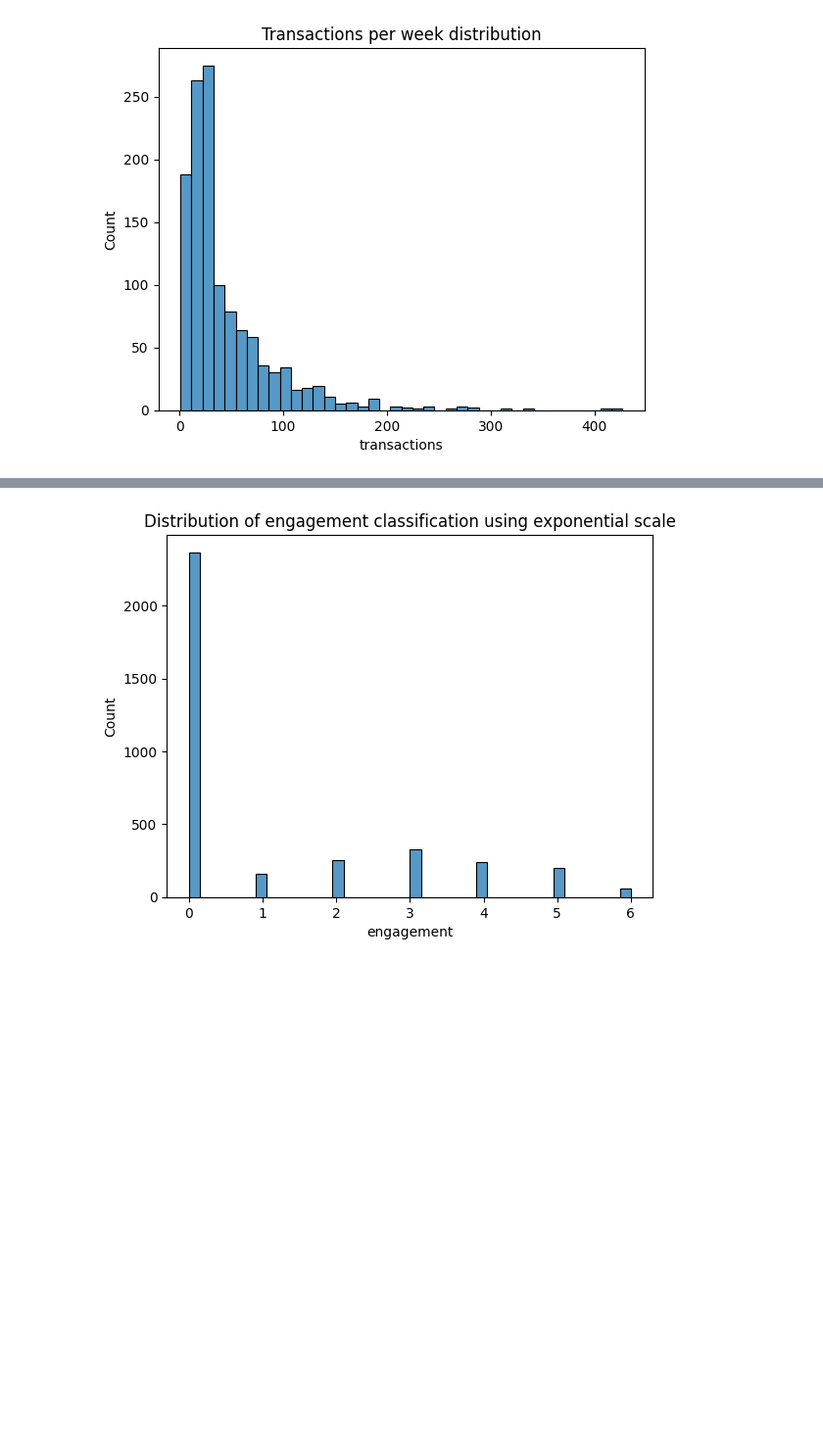
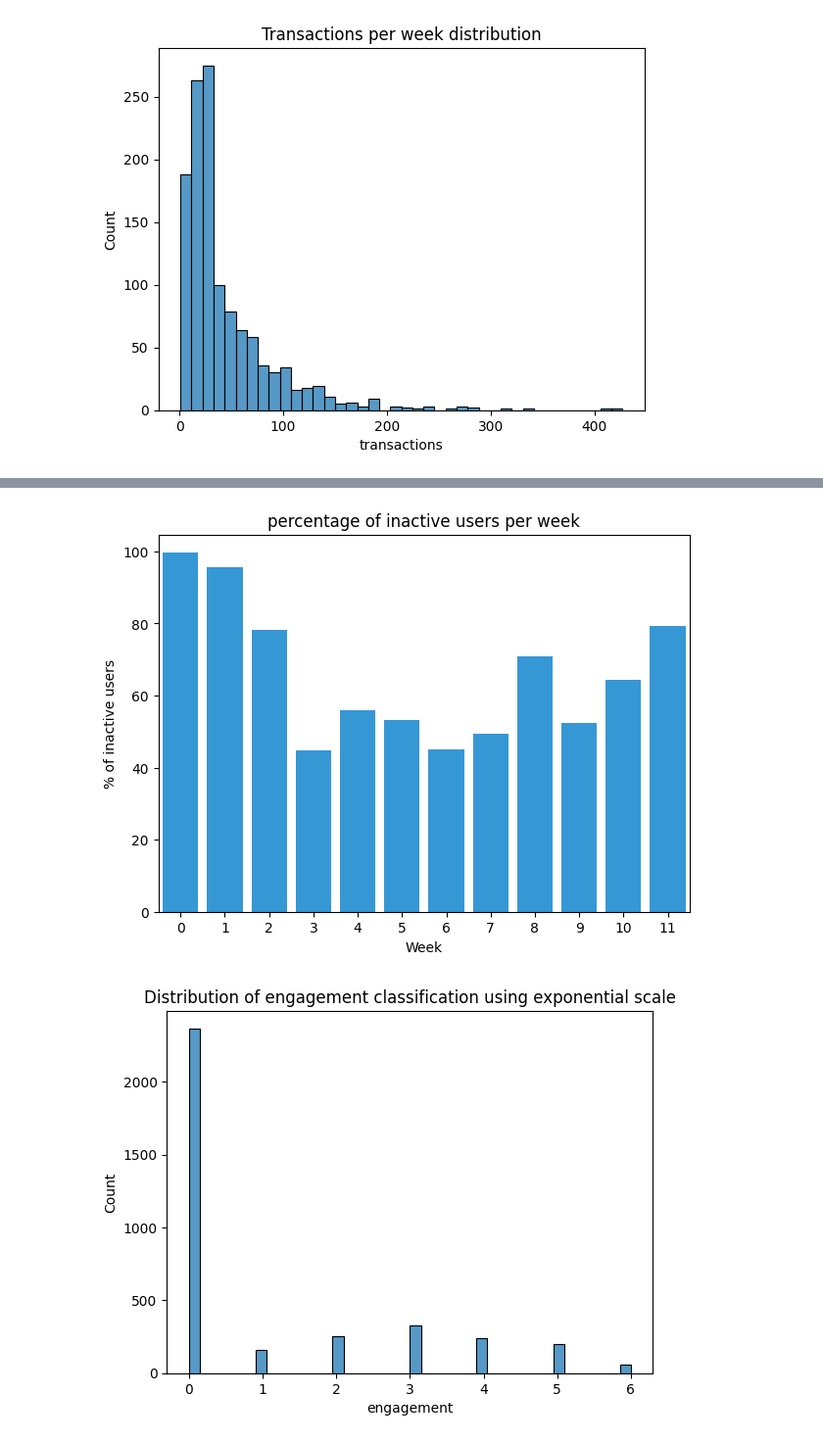
Before and after one commit to ML4BD/final-submission-synapse-squad, a Jupyter notebook: project.ipynb, the cells around one changed output, grey strips where cells are left out. Shown at 98% size. Cells and saved outputs as stored; diff of their text form; code cells hidden in the pictures; blank space fills up the shorter version.

```diff
--- a/project.ipynb
+++ b/project.ipynb
@@ -281,3 +312,23 @@ plt.show()
+# %%
+label = week_activity_user[["user_id", "week", "transactions"]]
+zero = label[label.transactions == 0].groupby("week").size().reset_index(name="zero")
+total = label.groupby("week").size().reset_index(name="total")
+stats = zero.merge(total, left_on='week', right_on='week')
+stats["percent"] = stats["zero"]/stats["total"]*100
+stats = stats[["week", "percent"]]
+# %%
+# plot top 5 positive topics as horizontal bar chart
+import matplotlib.pyplot as plt
+import seaborn as sns
+
+plt.figure(figsize=(7, 5))
+sns.barplot(data=stats, x="week", y="percent", color="#1b9df0")
+plt.title('percentage of inactive users per week')
+plt.xlabel('Week')
+plt.ylabel('% of inactive users')
+plt.show()
+# %% [output]
+[figure, added]
 # %%
 # classify engagement using transaction/mean ratio, exponential scale
 def get_labels_exp(data):
```
Also changed, not shown: parts of 4 cells of this notebook.
